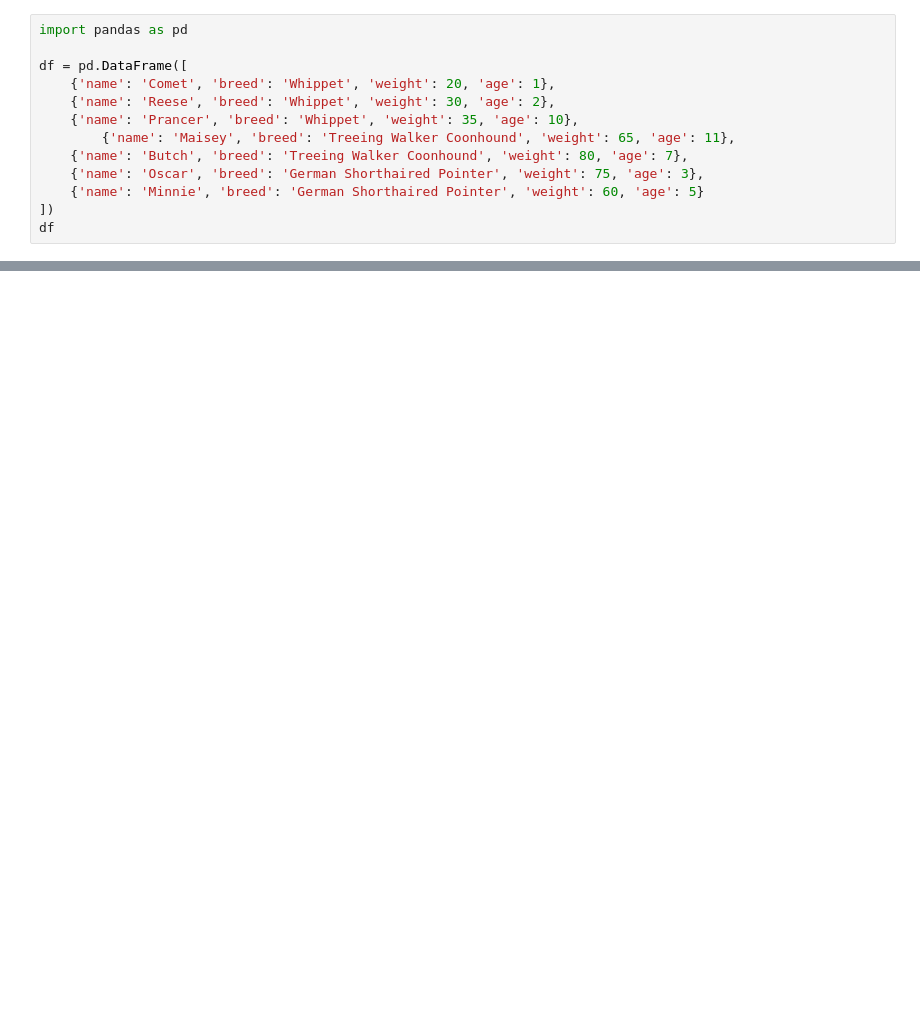
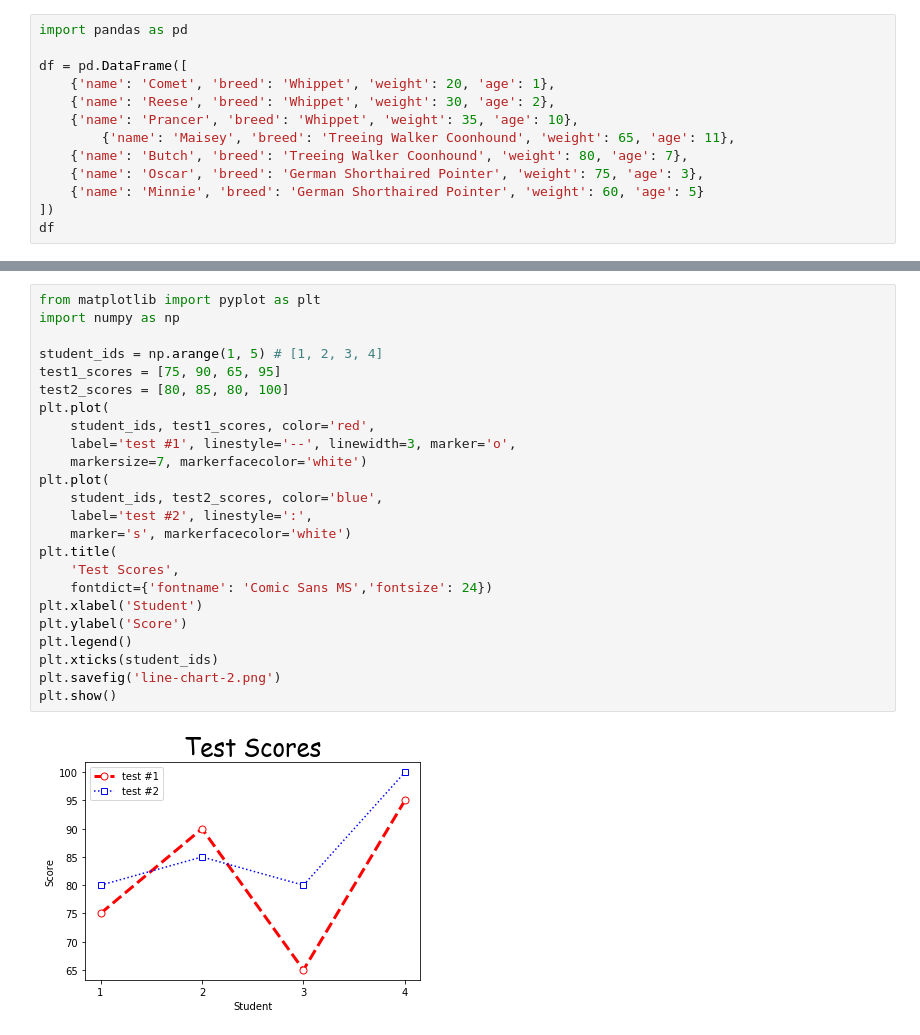
Before and after one commit to mvolkmann/blog, a Jupyter notebook: src/python/playground.ipynb, the cells around one changed output, grey strips where cells are left out. Cells and saved outputs as stored; diff of their text form; blank space fills up the shorter version.

Commit message:
more on matplotlib

```diff
--- a/src/python/playground.ipynb
+++ b/src/python/playground.ipynb
@@ -38,0 +73,26 @@ ValueError: cannot copy sequence with size 5 to array axis with dimension 6
+# %%
+from matplotlib import pyplot as plt
+import numpy as np
+
+student_ids = np.arange(1, 5) # [1, 2, 3, 4]
+test1_scores = [75, 90, 65, 95]
+test2_scores = [80, 85, 80, 100]
+plt.plot(
+    student_ids, test1_scores, color='red',
+    label='test #1', linestyle='--', linewidth=3, marker='o',
+    markersize=7, markerfacecolor='white')
+plt.plot(
+    student_ids, test2_scores, color='blue',
+    label='test #2', linestyle=':',
+    marker='s', markerfacecolor='white')
+plt.title(
+    'Test Scores',
+    fontdict={'fontname': 'Comic Sans MS','fontsize': 24})
+plt.xlabel('Student')
+plt.ylabel('Score')
+plt.legend()
+plt.xticks(student_ids)
+plt.savefig('line-chart-2.png')
+plt.show()
+# %% [output]
+[figure, added]
```
Also changed, not shown: parts of 8 cells of this notebook, 6 other files.
